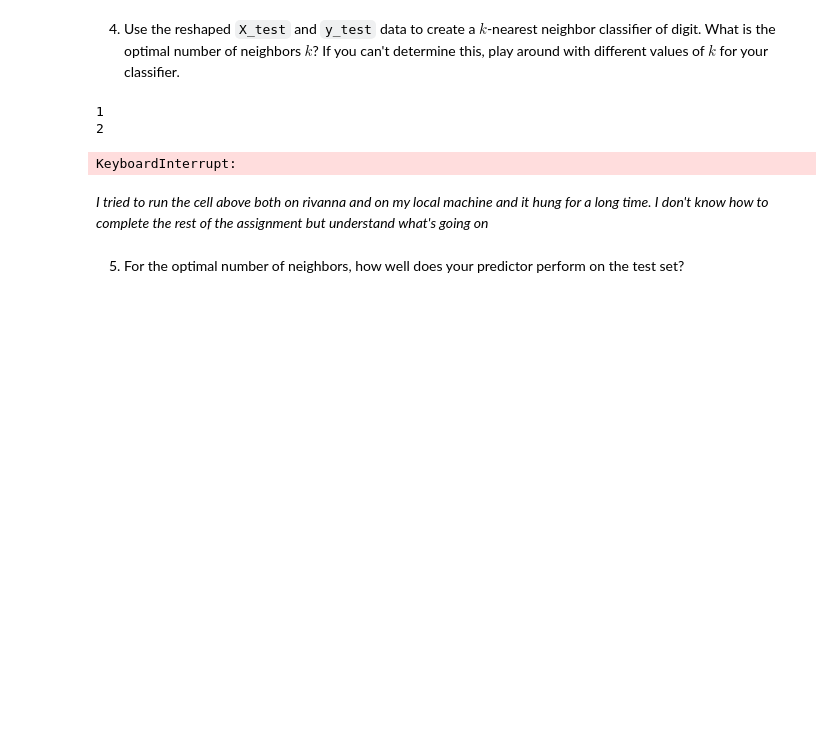
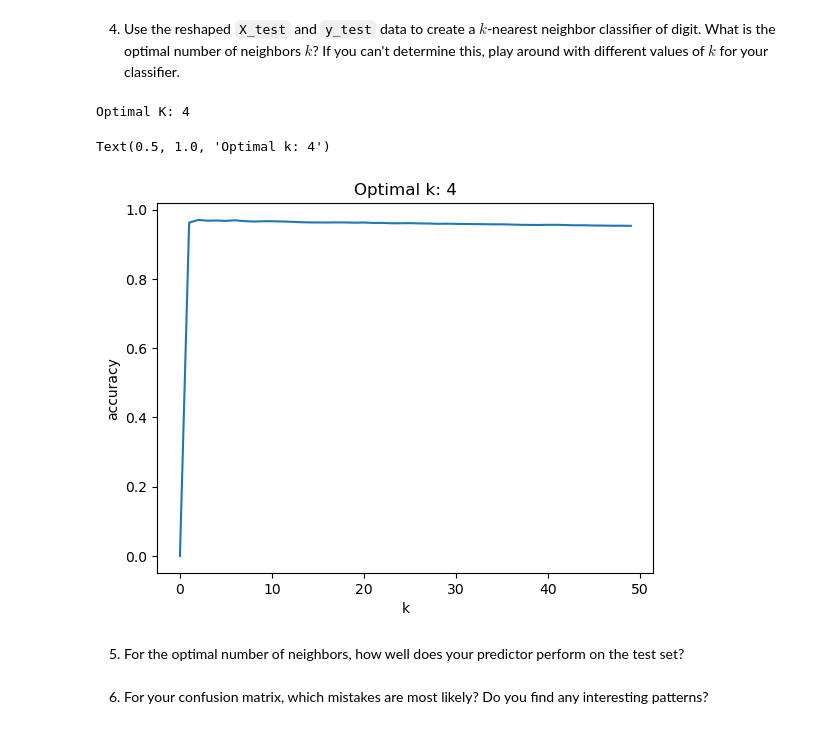
Before and after one commit to 22ai/ds3001-labs, a Jupyter notebook: 03_computer_vision/computer_vision.ipynb, the cells around one changed output. Cells and saved outputs as stored; diff of their text form; code cells hidden in the pictures; blank space fills up the shorter version.

```diff
--- a/03_computer_vision/computer_vision.ipynb
+++ b/03_computer_vision/computer_vision.ipynb
@@ -203,23 +196,24 @@ for k in range(1, k_bar):
     scores[k] = model.score(Z_test.values, y_test)
 
 k = np.max(scores)
-i = np.where(scores==i)
-k_star = k_grid[i]
+i = np.where(scores==k)
+k_star = k_grid[i][0]
 print('Optimal K:', k_star)
 # %% [output]
-1
-2
+Optimal K: 4
-KeyboardInterrupt:
-# %% [markdown]
-*I tried to run the cell above both on rivanna and on my local machine and it hung for a long time. I don't know how to complete the rest of the assignment but understand what's going on*
 # %%
 x = np.arange(0, k_bar)
 plt.plot(x, scores)
 plt.xlabel('k')
 plt.ylabel('accuracy')
-plt.title('Optimal k:',k_star)
+plt.title(f'Optimal k: {str(k_star)}')
+# %% [output]
+Text(0.5, 1.0, 'Optimal k: 4')
+[figure, added]
 # %% [markdown]
 5. For the optimal number of neighbors, how well does your predictor perform on the test set?
+# %% [markdown]
+6. For your confusion matrix, which mistakes are most likely? Do you find any interesting patterns?
 # %%
 model = sklearn.neighbors.KNeighborsClassifier(n_neighbors = k_star)
 fitted = model.fit(Z_train.values, y_train)
```
Also changed, not shown: parts of 5 cells of this notebook.
